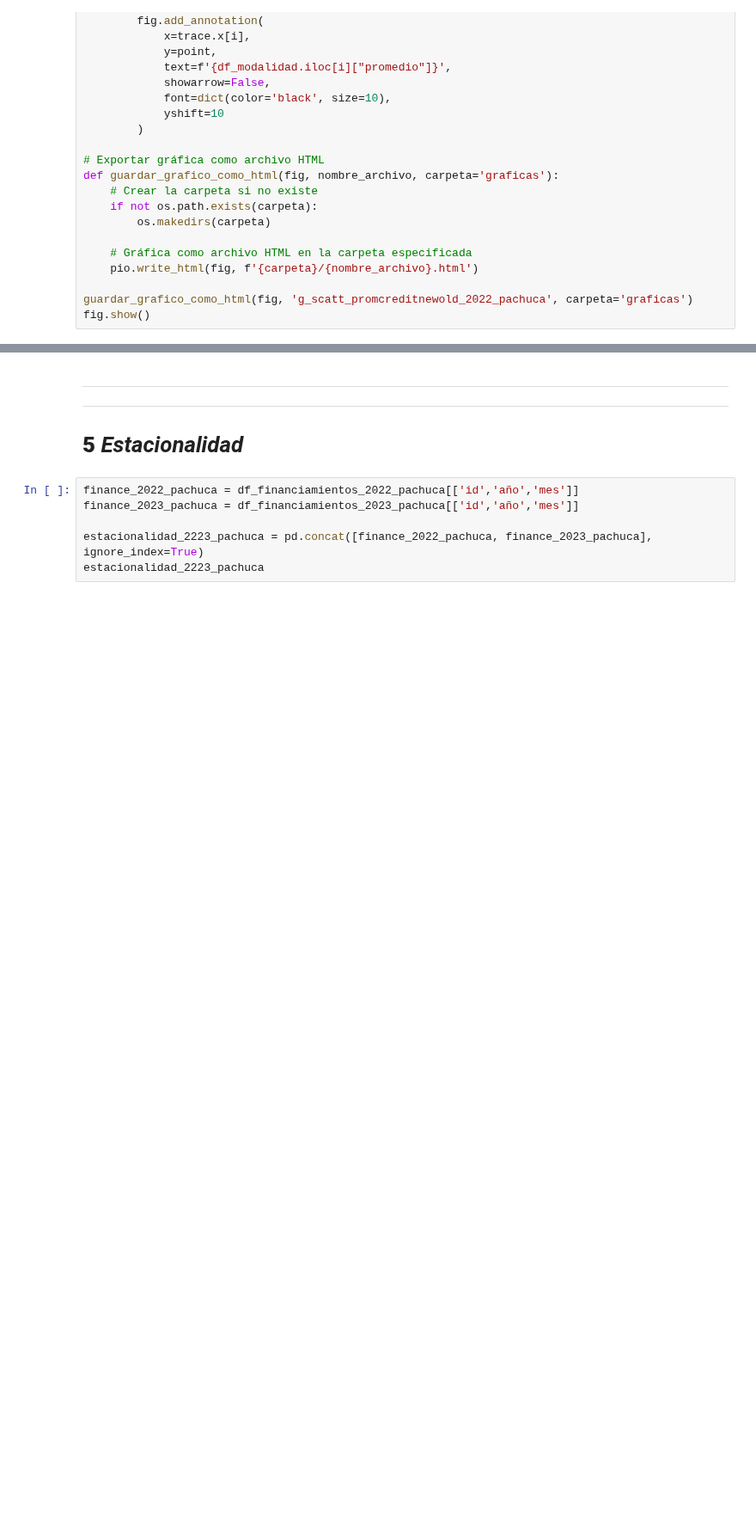
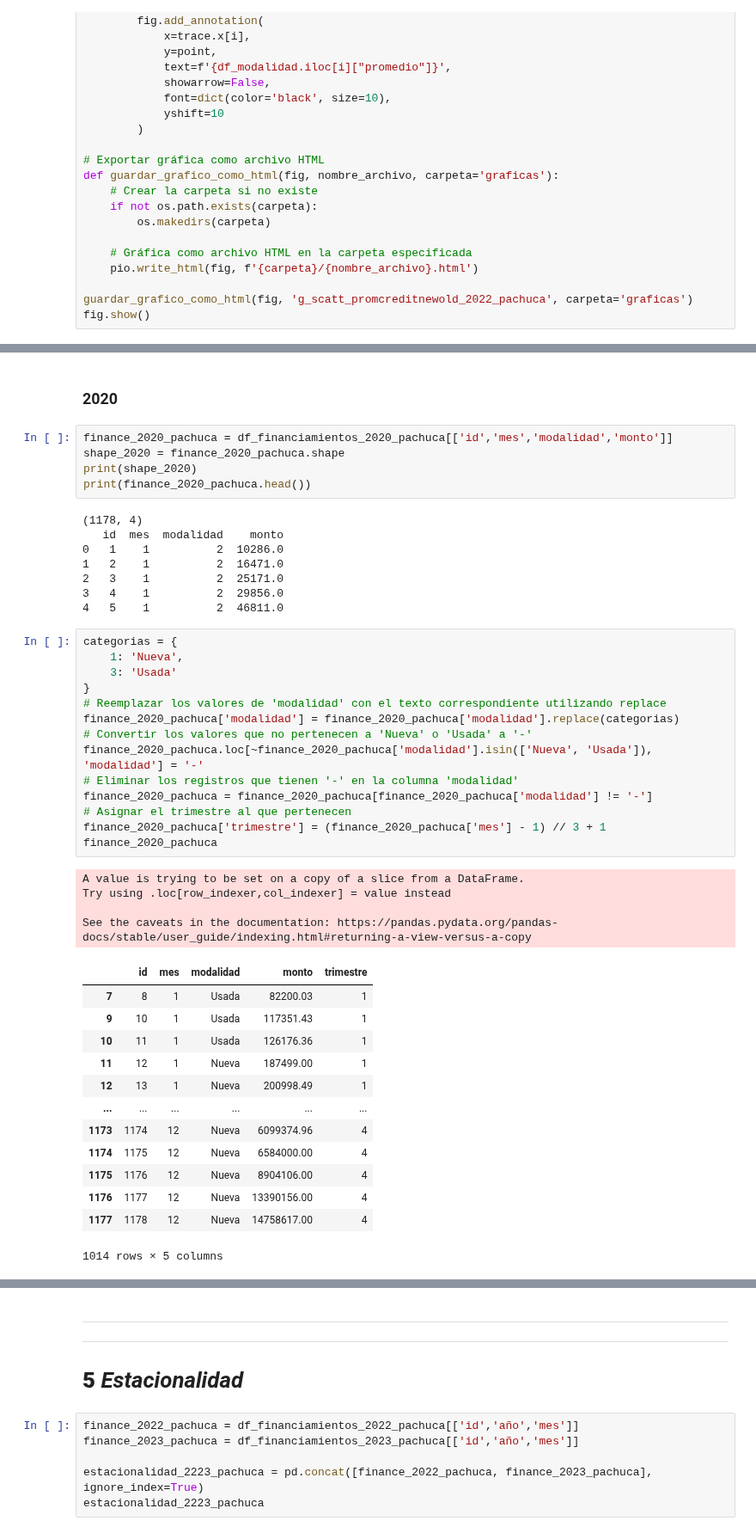
Before and after one commit to MiguelDWT4toCreativo/Datalpine, a Jupyter notebook: resources/jupyter/creditos_distribucion.ipynb, the cells around one changed output, grey strips where cells are left out. Shown at 86% size. Saved outputs shown, nothing was run; the diff lists cells and outputs as text; blank space fills up the shorter version.

```diff
--- a/resources/jupyter/creditos_distribucion.ipynb
+++ b/resources/jupyter/creditos_distribucion.ipynb
@@ -1140,0 +1344,47 @@ fig.show()
+# %% [markdown]
+### 2020
+# %%
+finance_2020_pachuca = df_financiamientos_2020_pachuca[['id','mes','modalidad','monto']]
+shape_2020 = finance_2020_pachuca.shape
+print(shape_2020)
+print(finance_2020_pachuca.head())
+# %% [output]
+(1178, 4)
+   id  mes  modalidad    monto
+0   1    1          2  10286.0
+1   2    1          2  16471.0
+2   3    1          2  25171.0
+3   4    1          2  29856.0
+4   5    1          2  46811.0
+# %%
+categorias = {
+    1: 'Nueva',
+    3: 'Usada'
+}
+# Reemplazar los valores de 'modalidad' con el texto correspondiente utilizando replace
+finance_2020_pachuca['modalidad'] = finance_2020_pachuca['modalidad'].replace(categorias)
+# Convertir los valores que no pertenecen a 'Nueva' o 'Usada' a '-'
+finance_2020_pachuca.loc[~finance_2020_pachuca['modalidad'].isin(['Nueva', 'Usada']), 'modalidad'] = '-'
+# Eliminar los registros que tienen '-' en la columna 'modalidad'
+finance_2020_pachuca = finance_2020_pachuca[finance_2020_pachuca['modalidad'] != '-']
+# Asignar el trimestre al que pertenecen
+finance_2020_pachuca['trimestre'] = (finance_2020_pachuca['mes'] - 1) // 3 + 1
+finance_2020_pachuca
+# %% [output]
+A value is trying to be set on a copy of a slice from a DataFrame.
+Try using .loc[row_indexer,col_indexer] = value instead
+
+See the caveats in the documentation: https://pandas.pydata.org/pandas-docs/stable/user_guide/indexing.html#returning-a-view-versus-a-copy
+|  | id | mes | modalidad | monto | trimestre |
+| 7 | 8 | 1 | Usada | 82200.03 | 1 |
+| 9 | 10 | 1 | Usada | 117351.43 | 1 |
+| 10 | 11 | 1 | Usada | 126176.36 | 1 |
+| 11 | 12 | 1 | Nueva | 187499.00 | 1 |
+| 12 | 13 | 1 | Nueva | 200998.49 | 1 |
+| ... | ... | ... | ... | ... | ... |
+| 1173 | 1174 | 12 | Nueva | 6099374.96 | 4 |
+| 1174 | 1175 | 12 | Nueva | 6584000.00 | 4 |
+| 1175 | 1176 | 12 | Nueva | 8904106.00 | 4 |
+| 1176 | 1177 | 12 | Nueva | 13390156.00 | 4 |
+| 1177 | 1178 | 12 | Nueva | 14758617.00 | 4 |
+1014 rows × 5 columns
```
Also changed, not shown: parts of 19 cells of this notebook, 9 other files.
